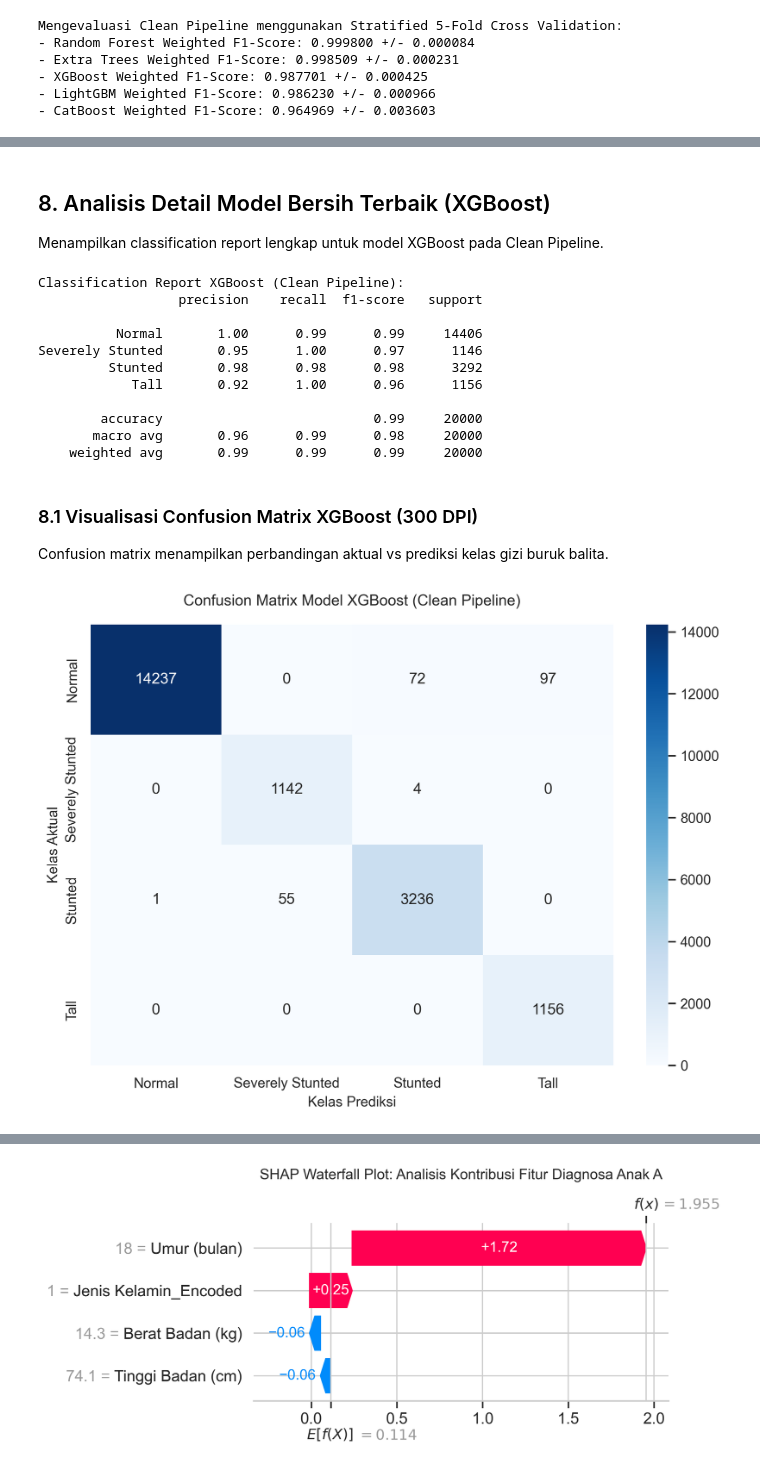
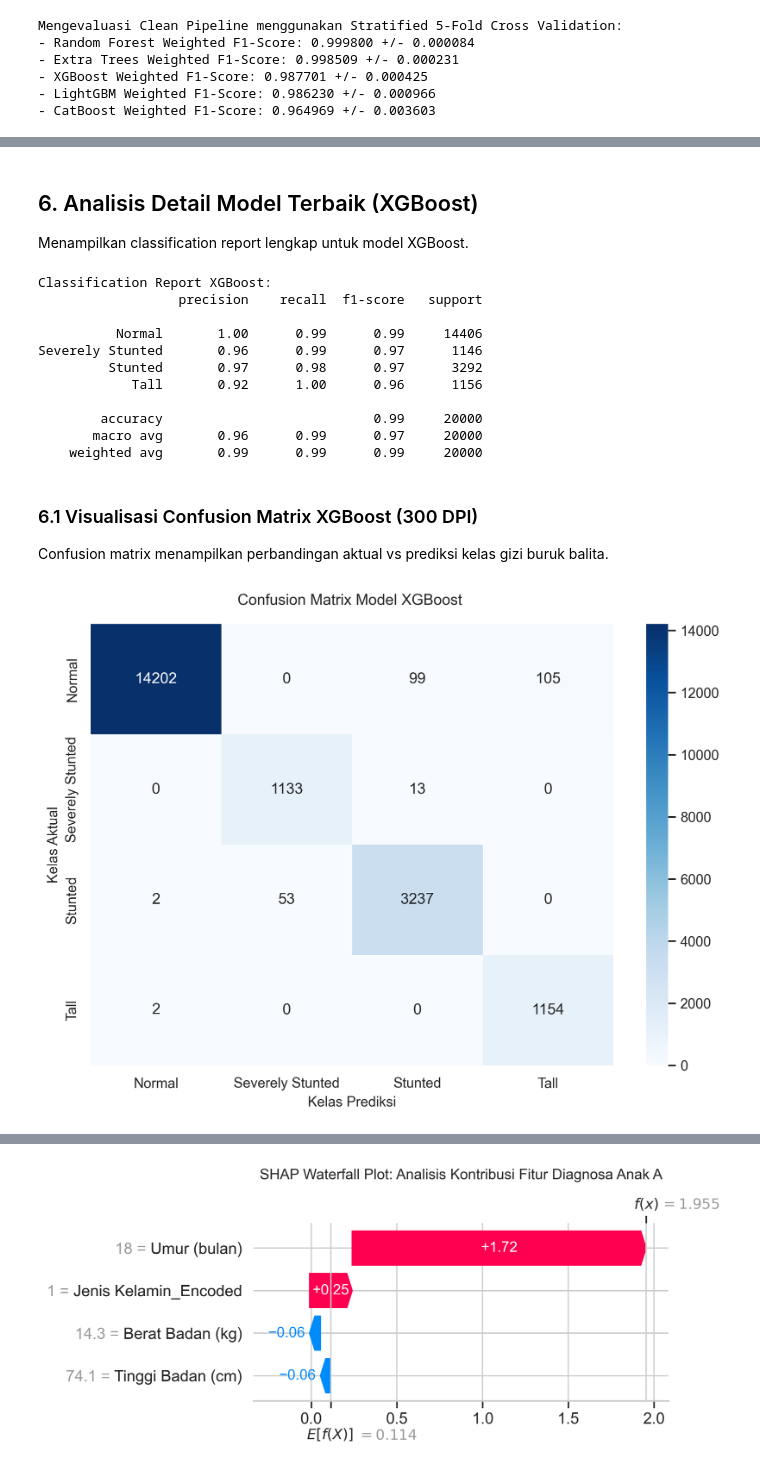
Before and after one commit to haerulyudaaditiya/Stunting-Detection-ML-Spatial-Analysis, a Jupyter notebook: Stunting_Classification_Analysis.ipynb, the cells around one changed output, grey strips where cells are left out. Saved outputs shown, nothing was run; the diff lists cells and outputs as text; code cells hidden in the pictures.

Commit message:
feat: remove data leakage from classification pipeline

```diff
--- a/Stunting_Classification_Analysis.ipynb
+++ b/Stunting_Classification_Analysis.ipynb
@@ -242,19 +231,0 @@ Melatih model pada Leaky Pipeline untuk membuktikan bias kebocoran data.
-# %%
-X_train_l, X_test_l, y_train_l, y_test_l = train_test_split(X_leaky, y, test_size=0.2, random_state=42)
-
-models_leaky = {
-    'Random Forest': RandomForestClassifier(n_estimators=50, random_state=42, n_jobs=-1),
-    'Extra Trees': ExtraTreesClassifier(n_estimators=50, random_state=42, n_jobs=-1),
-    'XGBoost': XGBClassifier(random_state=42, eval_metric='mlogloss', n_jobs=-1),
-    'LightGBM': LGBMClassifier(random_state=42, verbose=-1, n_jobs=-1),
-    'CatBoost': CatBoostClassifier(random_seed=42, verbose=0)
-}
-
-f1_leaky = {}
-print("Evaluasi Model pada Leaky Pipeline (Weighted F1):")
-for name, model in models_leaky.items():
-    model.fit(X_train_l, y_train_l)
-    preds = model.predict(X_test_l)
-    f1 = f1_score(y_test_l, preds, average='weighted')
-    f1_leaky[name] = f1
-    print(f"- {name} F1-Score: {f1:.6f}")
@@ -347,40 +289,47 @@ plt.show()
 # %% [markdown]
-## 8. Analisis Detail Model Bersih Terbaik (XGBoost)
-Menampilkan classification report lengkap untuk model XGBoost pada Clean Pipeline.
+## 6. Analisis Detail Model Terbaik (XGBoost)
+Menampilkan classification report lengkap untuk model XGBoost.
 # %%
 X_train_c, X_test_c, y_train_c, y_test_c = train_test_split(X_clean, y, test_size=0.2, random_state=42)
+
+# Latih model evaluasi pada training set (untuk classification report bersih)
+eval_model = XGBClassifier(random_state=42, eval_metric='mlogloss', n_jobs=-1)
+w_train = compute_sample_weight(class_weight='balanced', y=y_train_c)
+eval_model.fit(X_train_c, y_train_c, sample_weight=w_train)
+clean_preds = eval_model.predict(X_test_c)
+
+print("Classification Report XGBoost:")
+print(classification_report(y_test_c, clean_preds, target_names=stunting_encoder.classes_))
+
+# Simpan best_model untuk langkah berikutnya (SHAP & Serialization)
 best_model = trained_clean_models['XGBoost']
-clean_preds = best_model.predict(X_test_c)
-
-print("Classification Report XGBoost (Clean Pipeline):")
-print(classification_report(y_test_c, clean_preds, target_names=stunting_encoder.classes_))
 # %% [output]
-Classification Report XGBoost (Clean Pipeline):
+Classification Report XGBoost:
                   precision    recall  f1-score   support
 
           Normal       1.00      0.99      0.99     14406
-Severely Stunted       0.95      1.00      0.97      1146
-         Stunted       0.98      0.98      0.98      3292
+Severely Stunted       0.96      0.99      0.97      1146
+         Stunted       0.97      0.98      0.97      3292
             Tall       0.92      1.00      0.96      1156
 
         accuracy                           0.99     20000
-       macro avg       0.96      0.99      0.98     20000
+       macro avg       0.96      0.99      0.97     20000
     weighted avg       0.99      0.99      0.99     20000
 # %% [markdown]
-### 8.1 Visualisasi Confusion Matrix XGBoost (300 DPI)
+### 6.1 Visualisasi Confusion Matrix XGBoost (300 DPI)
 Confusion matrix menampilkan perbandingan aktual vs prediksi kelas gizi buruk balita.
 # %%
 plt.figure(figsize=(8, 6))
 cm = confusion_matrix(y_test_c, clean_preds)
 sns.heatmap(cm, annot=True, fmt='d', cmap='Blues',
             xticklabels=stunting_encoder.classes_,
             yticklabels=stunting_encoder.classes_)
-plt.title('Confusion Matrix Model XGBoost (Clean Pipeline)', fontsize=12, pad=15)
+plt.title('Confusion Matrix Model XGBoost ', fontsize=12, pad=15)
 plt.xlabel('Kelas Prediksi', fontsize=11)
 plt.ylabel('Kelas Aktual', fontsize=11)
 plt.tight_layout()
 plt.savefig('results/confusion_matrix_xgboost.png', dpi=300, bbox_inches='tight')
 plt.show()
 # %% [output]
-[figure, old version]
+[figure, new version]
 # %% [markdown]
```
Also changed, not shown: parts of 12 cells of this notebook, 4 other files.
